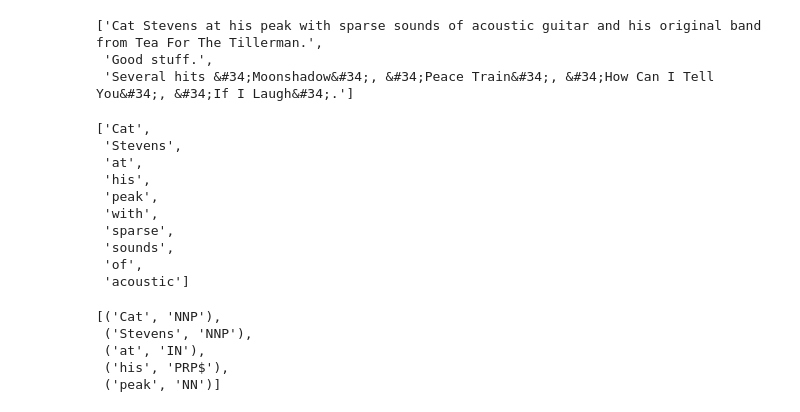
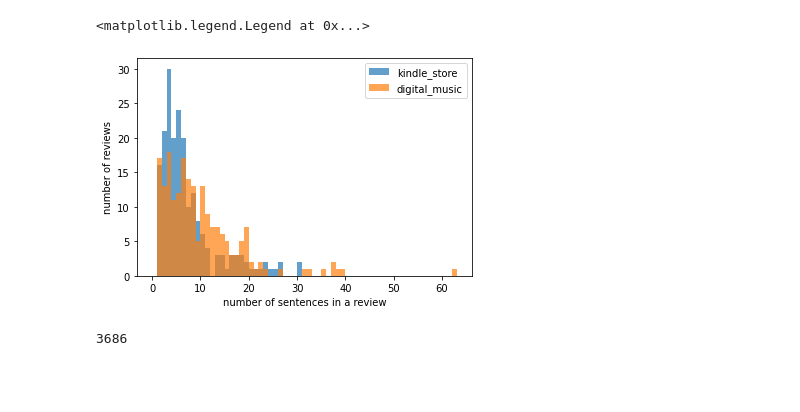
Before and after one commit to yklInverted/AI6122-Text-Project, a Jupyter notebook: DatasetAnalysis.ipynb, the cells around one changed output. Saved outputs shown, nothing was run; the diff lists cells and outputs as text; code cells hidden in the pictures; blank space fills up the shorter version.

Commit message:
data analysis

```diff
--- a/DatasetAnalysis.ipynb
+++ b/DatasetAnalysis.ipynb
@@ -20,37 +11,27 @@ table.head()
-# %%
-#sentence segmentation
-chunk = table['reviewText'][3]
-
-sentences = nltk.sent_tokenize(chunk)
-sentences[:3]
-# %% [output]
-['Cat Stevens at his peak with sparse sounds of acoustic guitar and his original band from Tea For The Tillerman.',
- 'Good stuff.',
- 'Several hits &#34;Moonshadow&#34;, &#34;Peace Train&#34;, &#34;How Can I Tell You&#34;, &#34;If I Laugh&#34;.']
-# %%
-#tokenize
-sentence = sentences[0]
-
-tokens = nltk.word_tokenize(sentence)
-tokens[:10]
-# %% [output]
-['Cat',
- 'Stevens',
- 'at',
- 'his',
- 'peak',
- 'with',
- 'sparse',
- 'sounds',
- 'of',
- 'acoustic']
-# %%
-#pos tagging
-tagged = nltk.pos_tag(tokens)
-tagged[:5]
-# %% [output]
-[('Cat', 'NNP'),
- ('Stevens', 'NNP'),
- ('at', 'IN'),
- ('his', 'PRP$'),
- ('peak', 'NN')]
+# %%
+#load kindle_store 5-core data
+loader = DataLoader(DataLoader.data_path1)
+table1 = loader.load_table()
+
+#load digital_music 5-core data
+loader = DataLoader(DataLoader.data_path2)
+table2 = loader.load_table()
+# %%
+#sentence segmentation
+counter1 = [len(nltk.sent_tokenize(review)) for review in table1['reviewText']]
+counter2 = [len(nltk.sent_tokenize(review)) for review in table2['reviewText']]
+
+plt.hist(counter1, bins = range(max(counter1 + counter2) + 1), alpha = 0.7)
+plt.hist(counter2, bins = range(max(counter1 + counter2) + 1), alpha = 0.7)
+plt.xlabel('number of sentences in a review')
+plt.ylabel('number of reviews')
+plt.legend(['kindle_store','digital_music'])
+# %% [output]
+<matplotlib.legend.Legend at 0x...>
+[figure, added]
+# %%
+#sentence segmentation continued
+np.argmax(np.array(counter2))
+len(table2['reviewText'][115])
+# %% [output]
+3686
```
Also changed, not shown: parts of 13 cells of this notebook, 3 other files.
